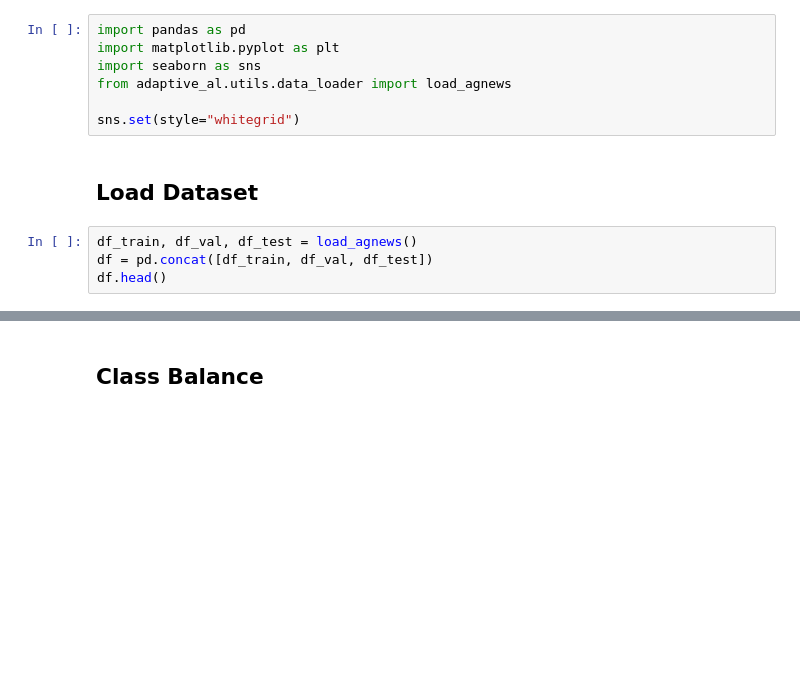
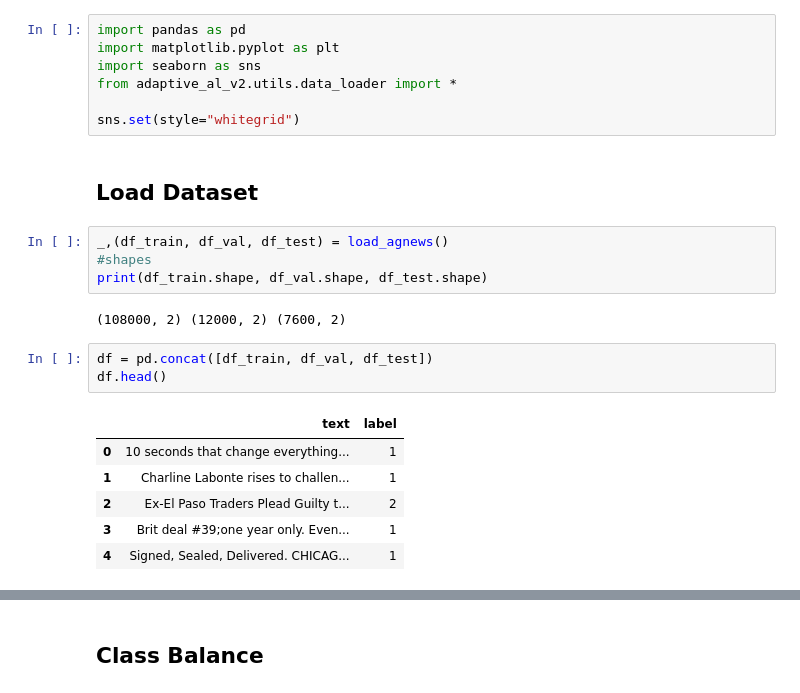
Before and after one commit to naghamo/deltaf1-hybrid-active-learning, a Jupyter notebook: eda_preprocessing/01_agnews_eda.ipynb, the cells around one changed output, grey strips where cells are left out. Drawn from its saved outputs; the diff is of its cells as text; blank space fills up the shorter version.

```diff
--- a/eda_preprocessing/01_agnews_eda.ipynb
+++ b/eda_preprocessing/01_agnews_eda.ipynb
@@ -2,15 +2,27 @@
 import pandas as pd
 import matplotlib.pyplot as plt
 import seaborn as sns
-from adaptive_al.utils.data_loader import load_agnews
+from adaptive_al_v2.utils.data_loader import *
 
 sns.set(style="whitegrid")
 # %% [markdown]
 ## Load Dataset
+# %%
+_,(df_train, df_val, df_test) = load_agnews()
+#shapes
+print(df_train.shape, df_val.shape, df_test.shape)
+# %% [output]
+(108000, 2) (12000, 2) (7600, 2)
 # %%
-df_train, df_val, df_test = load_agnews()
 df = pd.concat([df_train, df_val, df_test])
 df.head()
+# %% [output]
+|  | text | label |
+| 0 | 10 seconds that change everything... | 1 |
+| 1 | Charline Labonte rises to challen... | 1 |
+| 2 | Ex-El Paso Traders Plead Guilty t... | 2 |
+| 3 | Brit deal #39;one year only. Even... | 1 |
+| 4 | Signed, Sealed, Delivered. CHICAG... | 1 |
 # %%
 print(sorted(df["label"].unique()))
 # %% [output]
```
Also changed, not shown: parts of 4 cells of this notebook.
